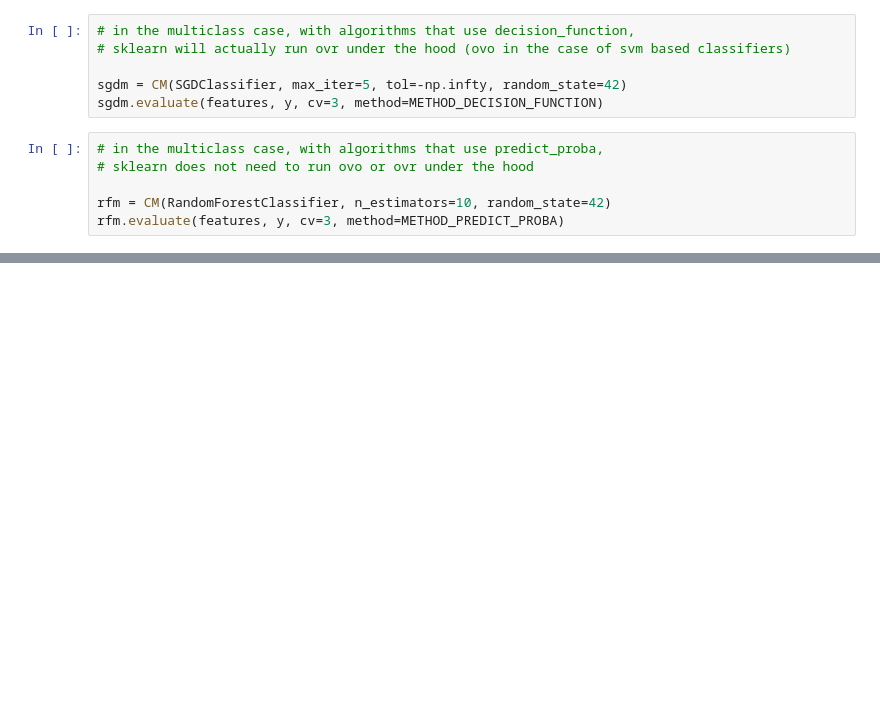
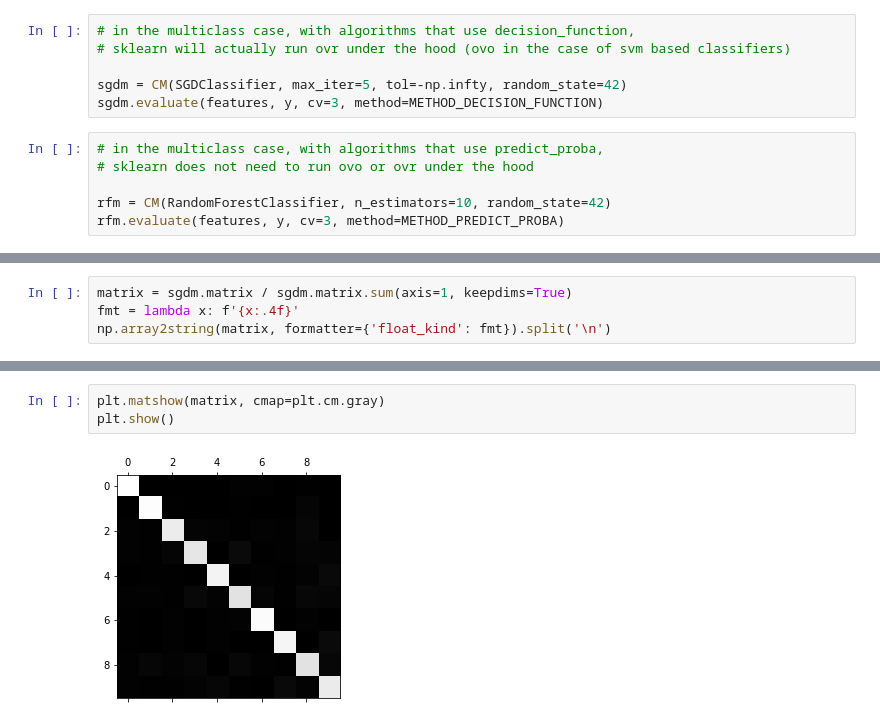
Before and after one commit to garcia-alex/ml-workflows, a Jupyter notebook: ch03.ipynb, the cells around one changed output, grey strips where cells are left out. Saved outputs shown, nothing was run; the diff lists cells and outputs as text; blank space fills up the shorter version.

```diff
--- a/ch03.ipynb
+++ b/ch03.ipynb
@@ -251,0 +280,4 @@ print('RFM', rfm.cv_score())
+# %%
+matrix = sgdm.matrix / sgdm.matrix.sum(axis=1, keepdims=True)
+fmt = lambda x: f'{x:.4f}'
+np.array2string(matrix, formatter={'float_kind': fmt}).split('\n')
@@ -251,0 +295,5 @@ print('RFM', rfm.cv_score())
+# %%
+plt.matshow(matrix, cmap=plt.cm.gray)
+plt.show()
+# %% [output]
+[figure, added]
```
Also changed, not shown: parts of 20 cells of this notebook, 1 other file.
